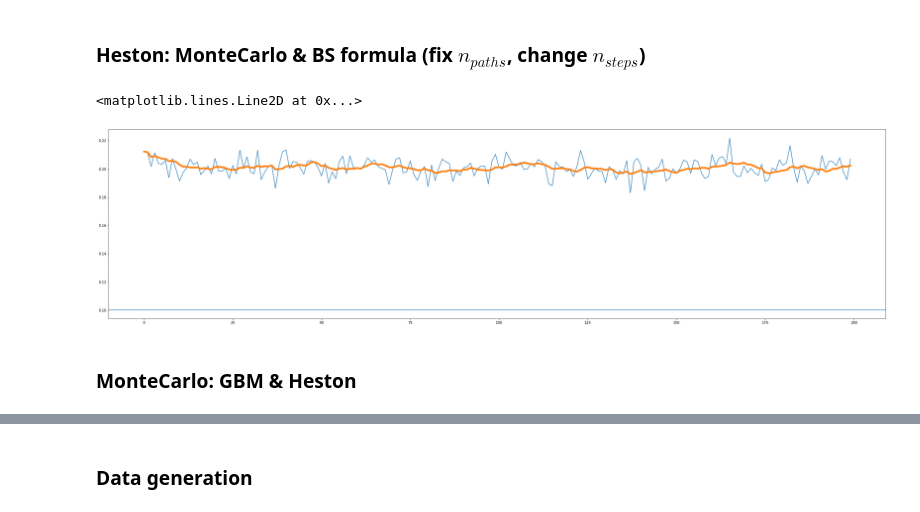
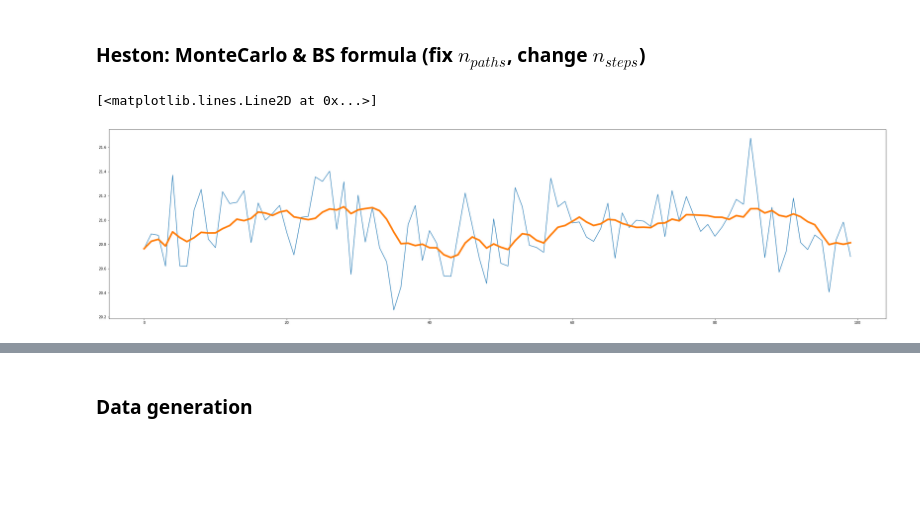
Before and after one commit to yxiiii/FE5216, a Jupyter notebook: train.ipynb, the cells around one changed output, grey strips where cells are left out. Drawn from its saved outputs; the diff is of its cells as text; code cells hidden in the pictures; blank space fills up the shorter version.

```diff
--- a/train.ipynb
+++ b/train.ipynb
@@ -284,25 +241,27 @@ fig
 # %% [markdown]
 ### Heston: MonteCarlo & BS formula (fix $n_{paths}$, change $n_{steps}$)
 # %%
-r = 0.05
+r = 0.01
+q = 0.02
+S0 = 100
 tau = 1
-spot = 1
-strike = 1.1
-vol = 0.3
-phi = 1
-# use closed-from formula
-fm_price = formula_price(spot, strike, vol, tau, r, phi)
-# use Monte Carlo
-MC = MonteCarlo(model='Heston', S0=spot, K=strike, T=tau, r=r, q=0, v0=0.3, theta=0.3, kappa=1.5, gamma=0.3, rho=0.5)
+vol0 = 0.04
+kappa = 4
+theta = 0.25
+gamma = 1
+rho = -0.5
+
+K = 90
+MC = MonteCarlo(model='Heston', S0=S0, K=K, T=tau, r=r, q=q, v0=vol0, theta=theta, kappa=kappa, gamma=gamma, rho=rho)
 mc_prices = []
-for n_steps in tqdm(np.arange(5, 1000+5, 5)):
-    mc_prices.append(MC.pricer(5000, n_steps, optionType='c', European=True, antiVar=True))
+for n_steps in tqdm(np.arange(10, 1000+10, 10)):
+    mc_prices.append(MC.pricer(10000, n_steps, optionType='c', European=True, antiVar=True))
+vol_paths = MC.get_path('v')
+S_paths = MC.get_path('S')
+
 plt.figure(figsize=(40,10))
 plt.plot(mc_prices)
 plt.plot(pd.Series(mc_prices).rolling(10, min_periods=1).mean(), linewidth=5)
-plt.axhline(fm_price)
 # %% [output]
-<matplotlib.lines.Line2D at 0x...>
+[<matplotlib.lines.Line2D at 0x...>]
-[figure, old version]
+[figure, new version]
-# %% [markdown]
-### MonteCarlo: GBM & Heston
```
Also changed, not shown: parts of 70 cells of this notebook, 23 other files.
